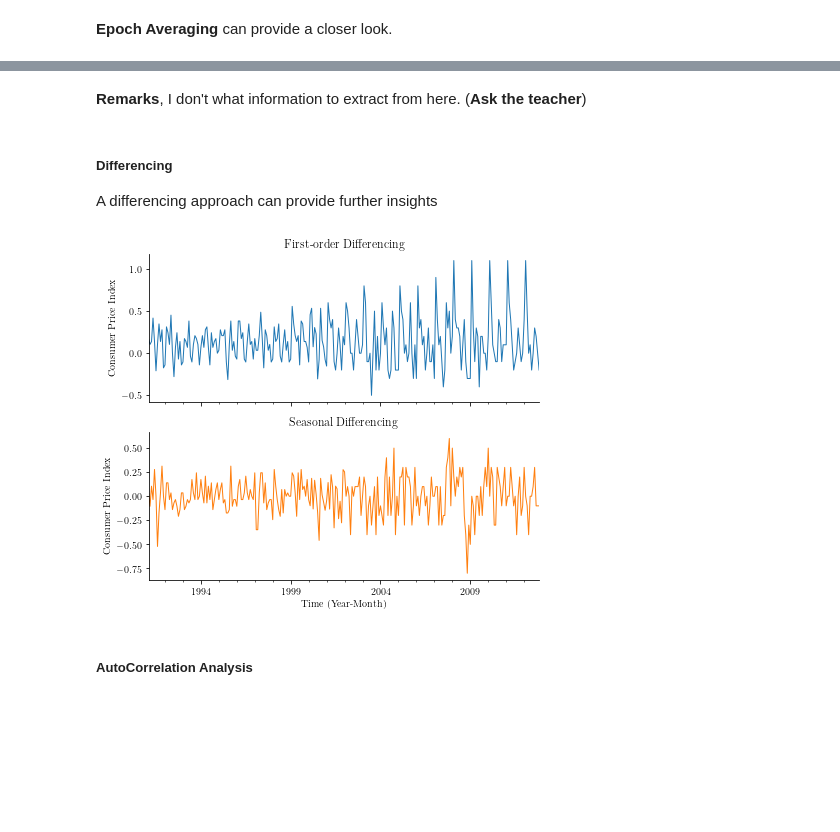
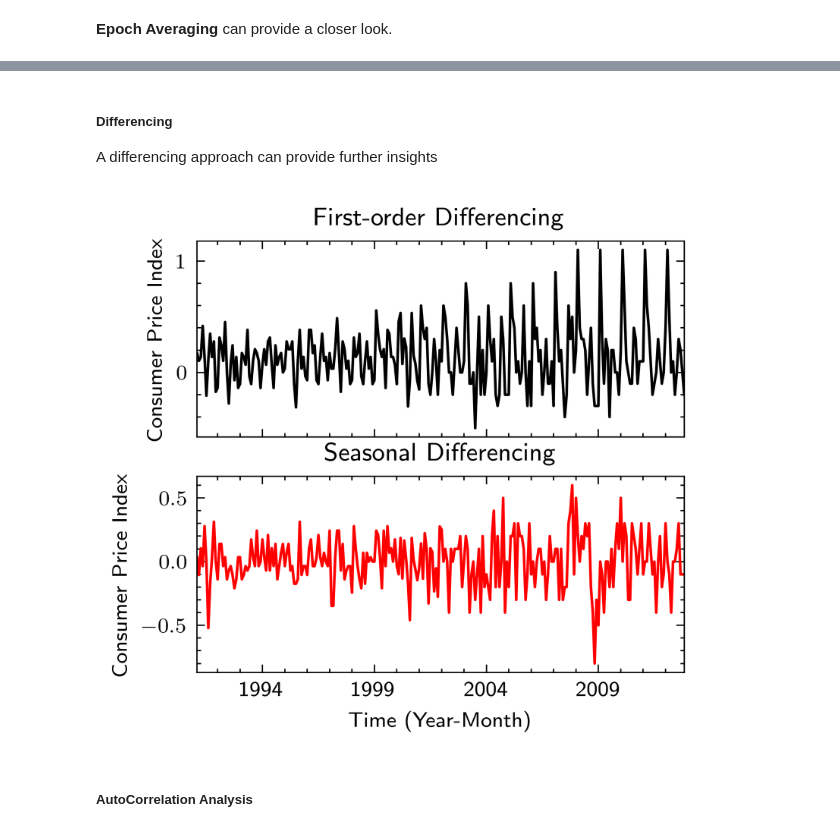
Before and after one commit to pncps99/astp2022, a Jupyter notebook: code.ipynb, the cells around one changed output, grey strips where cells are left out. Drawn from its saved outputs; the diff is of its cells as text; code cells hidden in the pictures; blank space fills up the shorter version.

```diff
--- a/code.ipynb
+++ b/code.ipynb
@@ -104,13 +86,7 @@ coefs = np.polyfit(n,ts_train.values,2)
 vals = np.polyval(coefs,n)
 quad_ts=pd.Series(vals,index=ts_train.index,name="Quadratic Fitting")
 
-plt.rcParams.update({
-    'figure.figsize': (5,3),
-    'lines.linewidth': 1
-})
-
-
-fig, (ax1, ax2) = plt.subplots(2,figsize=(5,6),sharex=True)
+fig, (ax1, ax2) = plt.subplots(2,sharex=True)
 
 ts_train.plot(ax=ax1,legend=True)
 lin_ts.plot(ax=ax1,legend=True)
@@ -315,19 +269,14 @@ MEA: 0.002425595527033486
 # %% [markdown]
 The LOWESS approach seems to equally model the trend. However the $MSE$ taken for all approaches indicate that the MA approach is better at modelling the trend.
 # %%
-plt.rcParams.update({
-    'figure.figsize': (5,3),
-    'lines.linewidth': 1
-})
-
 ts_train.name = "Raw Time series"
 
 win = 12*15
 plt.figure()
 ax=ts_train[-win:].plot(legend=True)
 ma_smooth[-win:].plot(ax=ax, legend=True)
-lowess_smooth[-win:].plot(ax=ax,legend=True, color='k')
+lowess_smooth[-win:].plot(ax=ax,legend=True, color='b')
 ax.set_ylabel('Consumer Price Index')
 ax.set_xlabel('Time (Year-Month)')
 
-plt.savefig('figs/trend.pdf')
+#plt.savefig('figs/trend.pdf')
@@ -485,38 +422,29 @@ Text(0.5, 0, 'Time (Year-Month)')
-# %% [markdown]
-**Remarks**, I don't what information to extract from here. (**Ask the teacher**)
 # %% [markdown]
 ##### Differencing
 A differencing approach can provide further insights
 # %%
-plt.rcParams.update({
-    'lines.linewidth': 1
-})
+with plt.style.context(['science','ieee']):
 
-fig, (ax1, ax2) = plt.subplots(2, figsize=(7,6), sharex=True)
+    fig, (ax1, ax2) = plt.subplots(2, figsize=(3.3,3), sharex=True)
 
-# Real TS
-#ts_train.name = "TS"
-#ts_train.plot(ax=ax1,legend=True)
-#ax1.set_ylabel('Consumer Price Index')
+    # First-order differencing
+    ts_diff_1 = ts_train.diff().dropna()
+    ts_diff_1.name="First-order Differencing"
+    ax1.set_title(ts_diff_1.name)
+    ts_diff_1.plot(ax=ax1)
+    ax1.set_ylabel('Consumer Price Index')
 
-# First-order differencing
-ts_diff_1 = ts_train.diff().dropna()
-ts_diff_1.name="First-order Differencing"
-ax1.set_title(ts_diff_1.name)
-ts_diff_1.plot(ax=ax1)
-ax1.set_ylabel('Consumer Price Index')
+    # Seasonal differencing
+    ts_diff_2 = ts_diff_1.diff(12).dropna()
+    ts_diff_2.name="Seasonal Differencing"
+    ax2.set_title(ts_diff_2.name)
+    ts_diff_2.plot(ax=ax2, color='r')
+    ax2.set_ylabel('Consumer Price Index')
+    ax2.set_xlabel('Time (Year-Month)')
 
-# Seasonal differencing
-ts_diff_2 = ts_diff_1.diff(12).dropna()
-ts_diff_2.name="Seasonal Differencing"
-ax2.set_title(ts_diff_2.name)
-ts_diff_2.plot(ax=ax2, color='tab:orange')
-ax2.set_ylabel('Consumer Price Index')
-ax2.set_xlabel('Time (Year-Month)')
-
-fig.savefig('figs/differencing.pdf',dpi=80)
+    #plt.savefig('figs/differencing.pdf')
 # %% [output]
-[figure, old version]
+[figure, new version]
 # %% [markdown]
 ##### AutoCorrelation Analysis
 # %%
```
Also changed, not shown: parts of 18 cells of this notebook, 11 other files.
